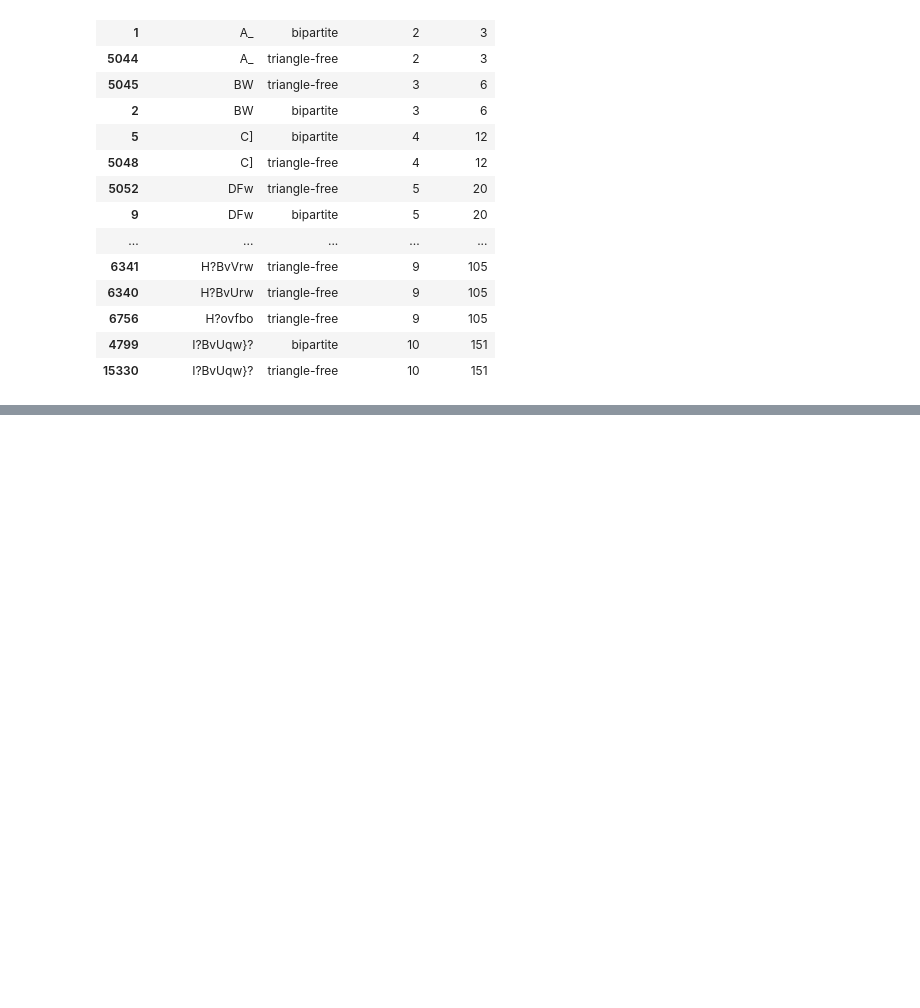
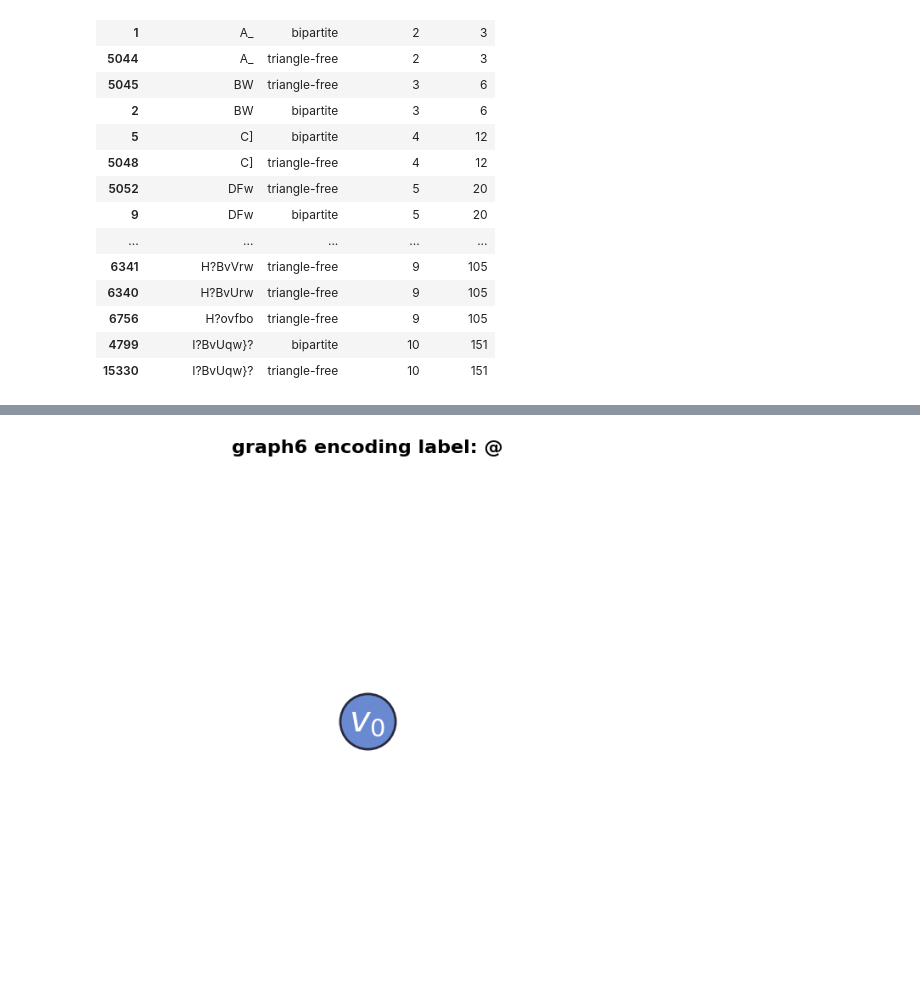
Before and after one commit to MartinCadez/geodesic-subpath-number-analysis, a Jupyter notebook: src/analysis/eda.ipynb, the cells around one changed output, grey strips where cells are left out. Saved outputs shown, nothing was run; the diff lists cells and outputs as text; code cells hidden in the pictures; blank space fills up the shorter version.

```diff
--- a/src/analysis/eda.ipynb
+++ b/src/analysis/eda.ipynb
@@ -51,3 +63,11 @@ class_df
 | 6756 | H?ovfbo | triangle-free | 9 | 105 |
 | 4799 | I?BvUqw}? | bipartite | 10 | 151 |
 | 15330 | I?BvUqw}? | triangle-free | 10 | 151 |
+# %%
+all_graphs_10n_df = (
+    pl.scan_csv("../gpn_values_n10.csv")
+    .filter(pl.col('gpn_num') == pl.col('gpn_num').max())
+    .collect()
+)
+
+print(all_graphs_10n_df)
@@ -53,0 +83,75 @@ class_df
+# %%
+opt_graphs = []
+
+for graph in all_graphs_upto9n_df["graph6_encoding"]:
+        opt_graphs.append(graph)
+
+for graph in all_graphs_10n_df["id"]:
+        opt_graphs.append(graph)
+# %%
+graphs = []
+for graph in opt_graphs:
+    byte_graph_encoding = graph.encode()
+    decoded_graph = nx.from_graph6_bytes(byte_graph_encoding)
+    graphs.append(decoded_graph)
+
+for i, graph in enumerate(graphs):
+
+    label = (
+        nx.to_graph6_bytes(graph, header=False)
+        .decode("utf-8")
+        .replace("\n", "")
+        .replace("\r", "")
+    )
+
+    if nx.is_bipartite(graph):
+        u_set, v_set = nx.bipartite.sets(graph)
+
+        labels = {}
+        for i, node in enumerate(sorted(u_set)):
+            labels[node] = f"$u_{{{i}}}$"
+        for i, node in enumerate(sorted(v_set)):
+            labels[node] = f"$v_{{{i}}}$"
+
+        plt.figure(figsize=(8, 8))
+
+        nx.draw_networkx(
+            graph,
+            pos=nx.bipartite_layout(graph, u_set),
+            labels=labels,
+            node_color="#698ad1",
+            edgecolors="#292a40",
+            linewidths=2,
+            node_size=2200,
+            width=2,
+            font_color="white",
+            font_size=30
+        )
+
+        plt.title(f"graph6 encoding label: {label}", fontweight='bold', fontsize=16)
+        plt.axis("off")
+        plt.show()
+
+    else:
+        plt.figure(figsize=(8, 8))
+
+        labels = {}
+        for i, node in enumerate(graph.nodes()):
+            labels[node] = f"$v_{{{i}}}$"
+
+        nx.draw(
+            graph,
+            labels=labels,
+            node_color="#698ad1",
+            edgecolors="#292a40",
+            linewidths=2,
+            node_size=2200,
+            width=2,
+            font_color="white",
+            font_size=30
+        )
+        plt.title(f"graph6 encoding label: {label}", fontweight='bold', fontsize=16)
+        plt.axis("off")
+        plt.show()
+# %% [output]
+[figure, added]
```
Also changed, not shown: parts of 8 cells of this notebook.
